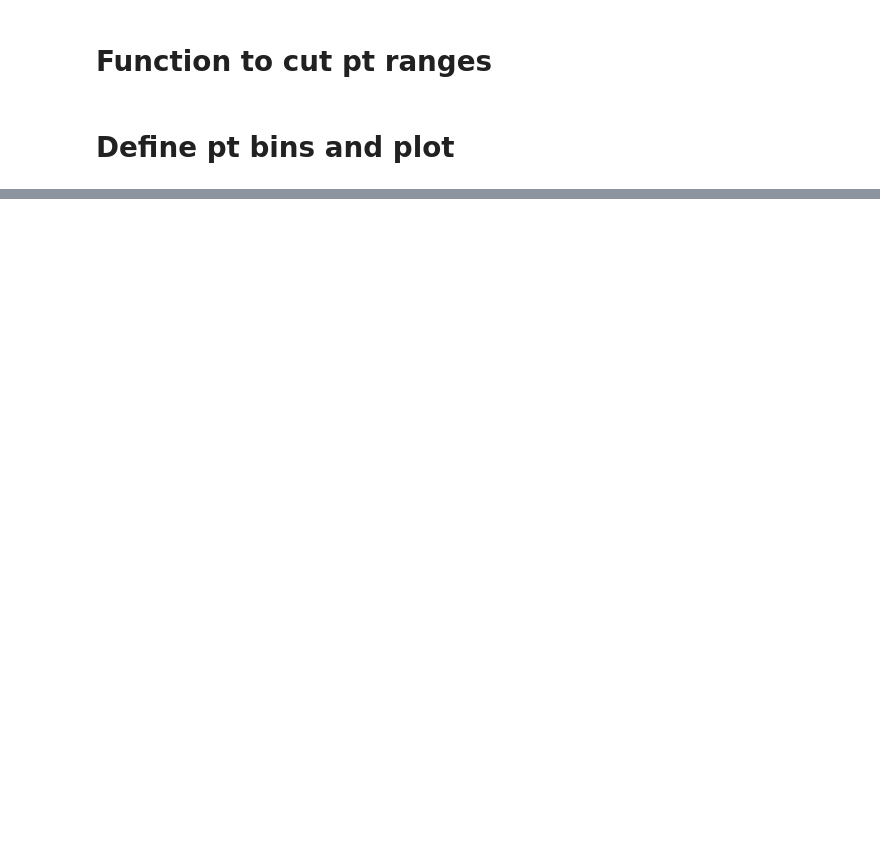
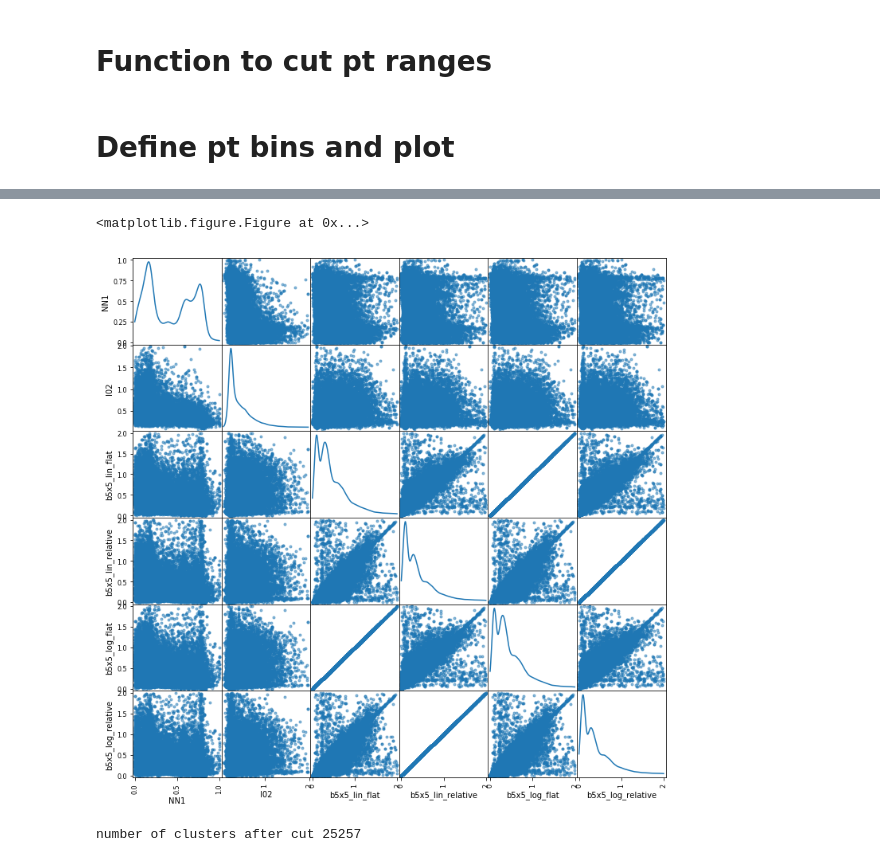
Before and after one commit to miguelignacio/CorrelationAnalysis, a Jupyter notebook: NtupleAnalysis/InputData/jupy.ipynb, the cells around one changed output, grey strips where cells are left out. Saved outputs shown, nothing was run; the diff lists cells and outputs as text; code cells hidden in the pictures; blank space fills up the shorter version.

```diff
--- a/NtupleAnalysis/InputData/jupy.ipynb
+++ b/NtupleAnalysis/InputData/jupy.ipynb
@@ -76,13 +59,11 @@ def applyCut(inputDataframe, cut, text=None):
     return cutDataframe
 # %%
 def applyCuts(fullDataframe):
-    fullDataframe.eval('cluster_ecross_over_e = cluster_e_cross/cluster_e', inplace=True)
 
     dataframe = fullDataframe
-    dataframe = applyCut(dataframe, 'cluster_pt>8.0', 'pt > 8 GeV:')
-    dataframe = applyCut(dataframe, 'cluster_ecross_over_e>0.05', 'ecross/e > 0.05:')
-    dataframe = applyCut(dataframe, 'cluster_NN1>0 and cluster_NN1<1.0')
-    dataframe = applyCut(dataframe, 'cluster_NN2>0 and cluster_NN2<1.0', 'NN1 and NN2 between 0 and 1:')
-    dataframe = applyCut(dataframe, 'cluster_ncell>2', 'ncell > 2:')
-    dataframe = applyCut(dataframe, 'cluster_Lambda<2.0', 'lambda < 2.0:')
+    dataframe = applyCut(dataframe, 'l02<1.0', 'lambdacut')
+    dataframe = applyCut(dataframe, 'b5x5_lin_flat<1.0', 'b5x5_lin_flat<2.0')
+    dataframe = applyCut(dataframe, 'b5x5_log_flat<1.0', 'b5x5_log_flat<2.0')
+    dataframe = applyCut(dataframe, 'b5x5_lin_relative<1.0', 'b5x5_lin_relative<2.0')
+    dataframe = applyCut(dataframe, 'b5x5_log_relative<1.0', 'b5x5_log_relative<2.0')
     return dataframe
@@ -219,0 +195,16 @@ number of clusters after cut 74086
+# %%
+binedges = [10.0, 15.0]
+
+for ipt in range(len(binedges)-1):
+    ptmin = binedges[ipt]
+    ptmax = binedges[ipt+1]
+    datacut= cutptrange(dataHists, ptmin, ptmax)
+    datacut = datacut.drop(['pt'], axis=1)
+
+    fig = plt.figure(figsize=(12,12))
+    pd.scatter_matrix(datacut, diagonal='kde',figsize=(12,12))
+    plt.show()
+# %% [output]
+<matplotlib.figure.Figure at 0x...>
+[figure, added]
+number of clusters after cut 25257
```
Also changed, not shown: parts of 12 cells of this notebook, 7 other files.
